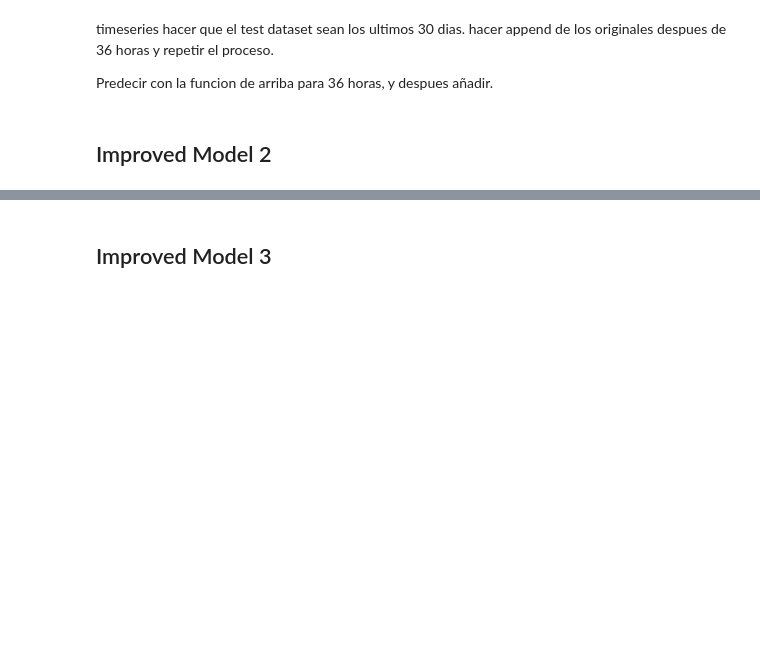
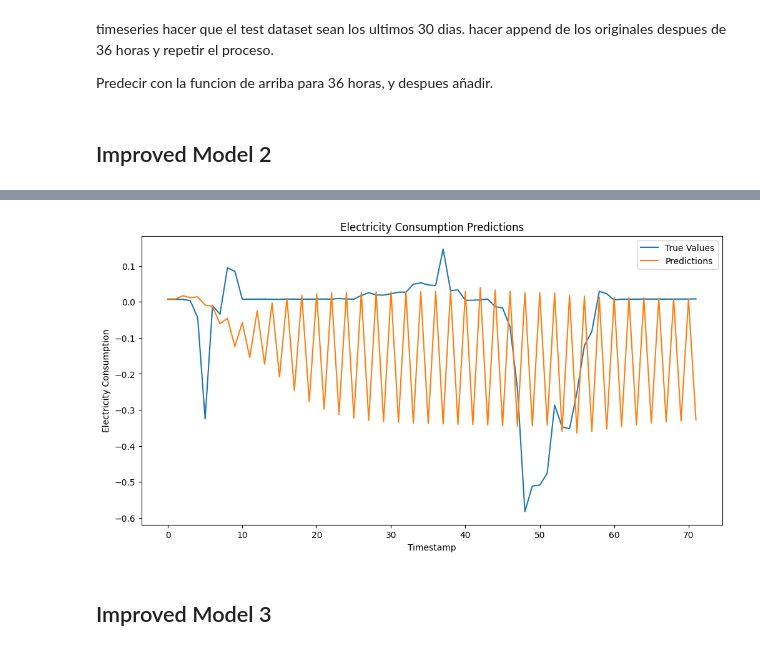
Before and after one commit to dguiraldes/aml_project, a Jupyter notebook: Adri_GRU_3.ipynb, the cells around one changed output, grey strips where cells are left out. Saved outputs shown, nothing was run; the diff lists cells and outputs as text; code cells hidden in the pictures; blank space fills up the shorter version.

```diff
--- a/Adri_GRU_3.ipynb
+++ b/Adri_GRU_3.ipynb
@@ -180,8 +187,10 @@ Predecir con la funcion de arriba para 36 horas, y despues añadir.
 # %% [markdown]
 ## Improved Model 2
 # %%
+from keras.layers import GRU, Dense, Reshape
 model2 = Sequential()
 model2.add(GRU(64, activation='relu', input_shape=(X_train.shape[1], 1)))
+model2.add(Reshape((-1, 64)))
 model2.add(GRU(32, activation='relu'))
 model2.add(Dense(8))
 model2.add(Dense(1))
@@ -191,2 +198,2 @@ ValueError: Input 0 of layer "gru_17" is incompatible with the layer: expected n
 # %%
-model2.fit(X_train, y_train, epochs=20, batch_size=32, verbose=1)
+model2.fit(X_train, y_train, epochs=10, batch_size=32, verbose=1)
@@ -192,0 +222,28 @@ model2.fit(X_train, y_train, epochs=20, batch_size=32, verbose=1)
+# %%
+predictions = []
+ts = y_train.copy()
+
+# Iterate over each timestamp in the test set
+for i in range(len(X_test)):
+    x_input = get_input(ts,lags)
+    pred_value = model2.predict(x_input)
+    ts=np.append(ts,pred_value)
+    # Store the prediction
+    predictions.append(pred_value)
+
+# Convert the list of predictions to numpy array
+predictions = np.array(predictions)
+
+# Reshape the predictions array if needed
+predictions = predictions.reshape(predictions.shape[0], 1)
+
+# Plotting
+plt.figure(figsize=(12, 6))
+plt.plot(y_test, label='True Values')
+plt.plot(predictions, label='Predictions')
+plt.xlabel('Timestamp')
+plt.ylabel('Electricity Consumption')
+plt.title('Electricity Consumption Predictions')
+plt.legend()
+plt.show()
+# %% [output]
@@ -193,3 +267,4 @@ model2.fit(X_train, y_train, epochs=20, batch_size=32, verbose=1)
+[figure, added]
 # %% [markdown]
 ## Improved Model 3
 # %%
```
Also changed, not shown: parts of 11 cells of this notebook.
